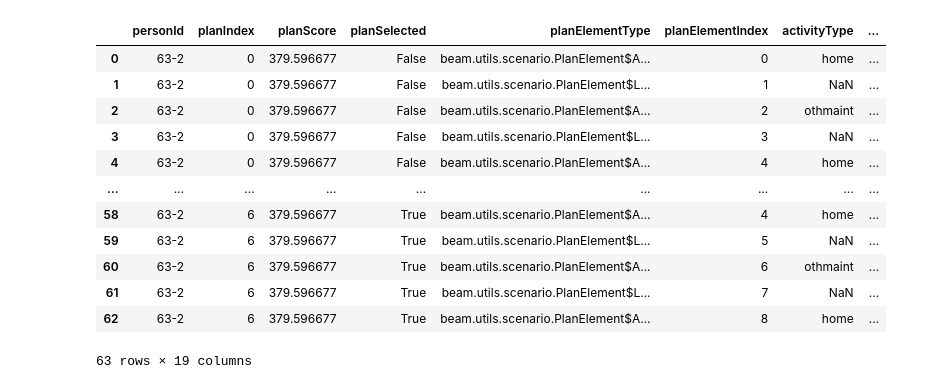
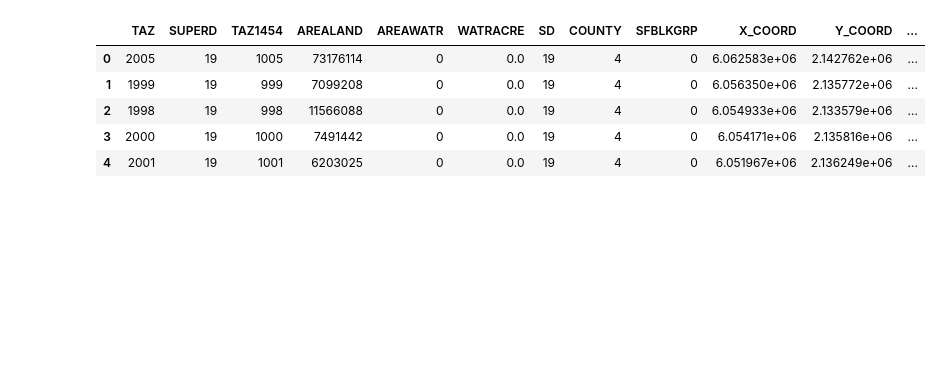
Before and after one commit to vsgo222/beam, a Jupyter notebook: output_analysis/Trips Comparison.ipynb, the cells around one changed output. Cells and saved outputs as stored; diff of their text form; code cells hidden in the pictures; blank space fills up the shorter version.

```diff
--- a/output_analysis/Trips Comparison.ipynb
+++ b/output_analysis/Trips Comparison.ipynb
@@ -2,4 +2,14 @@
 import pandas as pd
 import numpy as np
 import geopandas as gp
+# %%
+taz_data=gp.read_file('../../scenarios/convert/SF-CHAMP Outputs/TAZ2454_clean.shp')
+taz_data.head()
+# %% [output]
+|  | TAZ | SUPERD | TAZ1454 | AREALAND | AREAWATR | WATRACRE | SD | COUNTY | SFBLKGRP | X_COORD | Y_COORD | ... |
+| 0 | 2005 | 19 | 1005 | 73176114 | 0 | 0.0 | 19 | 4 | 0 | 6.062583e+06 | 2.142762e+06 | ... |
+| 1 | 1999 | 19 | 999 | 7099208 | 0 | 0.0 | 19 | 4 | 0 | 6.056350e+06 | 2.135772e+06 | ... |
+| 2 | 1998 | 19 | 998 | 11566088 | 0 | 0.0 | 19 | 4 | 0 | 6.054933e+06 | 2.133579e+06 | ... |
+| 3 | 2000 | 19 | 1000 | 7491442 | 0 | 0.0 | 19 | 4 | 0 | 6.054171e+06 | 2.135816e+06 | ... |
+| 4 | 2001 | 19 | 1001 | 6203025 | 0 | 0.0 | 19 | 4 | 0 | 6.051967e+06 | 2.136249e+06 | ... |
 # %%
@@ -8,16 +18,0 @@ output_plans=pd.read_csv('../output/SF_TourPurposeChoiceModel\sf-tscore-all-trip
-# %%
-output_plans[output_plans['personId']=='63-2']
-# %% [output]
-|  | personId | planIndex | planScore | planSelected | planElementType | planElementIndex | activityType | ... |
-| 0 | 63-2 | 0 | 379.596677 | False | beam.utils.scenario.PlanElement$A... | 0 | home | ... |
-| 1 | 63-2 | 0 | 379.596677 | False | beam.utils.scenario.PlanElement$L... | 1 | NaN | ... |
-| 2 | 63-2 | 0 | 379.596677 | False | beam.utils.scenario.PlanElement$A... | 2 | othmaint | ... |
-| 3 | 63-2 | 0 | 379.596677 | False | beam.utils.scenario.PlanElement$L... | 3 | NaN | ... |
-| 4 | 63-2 | 0 | 379.596677 | False | beam.utils.scenario.PlanElement$A... | 4 | home | ... |
-| ... | ... | ... | ... | ... | ... | ... | ... | ... |
-| 58 | 63-2 | 6 | 379.596677 | True | beam.utils.scenario.PlanElement$A... | 4 | home | ... |
-| 59 | 63-2 | 6 | 379.596677 | True | beam.utils.scenario.PlanElement$L... | 5 | NaN | ... |
-| 60 | 63-2 | 6 | 379.596677 | True | beam.utils.scenario.PlanElement$A... | 6 | othmaint | ... |
-| 61 | 63-2 | 6 | 379.596677 | True | beam.utils.scenario.PlanElement$L... | 7 | NaN | ... |
-| 62 | 63-2 | 6 | 379.596677 | True | beam.utils.scenario.PlanElement$A... | 8 | home | ... |
-63 rows × 19 columns
```
Also changed, not shown: parts of 24 cells of this notebook, 7 other files.
